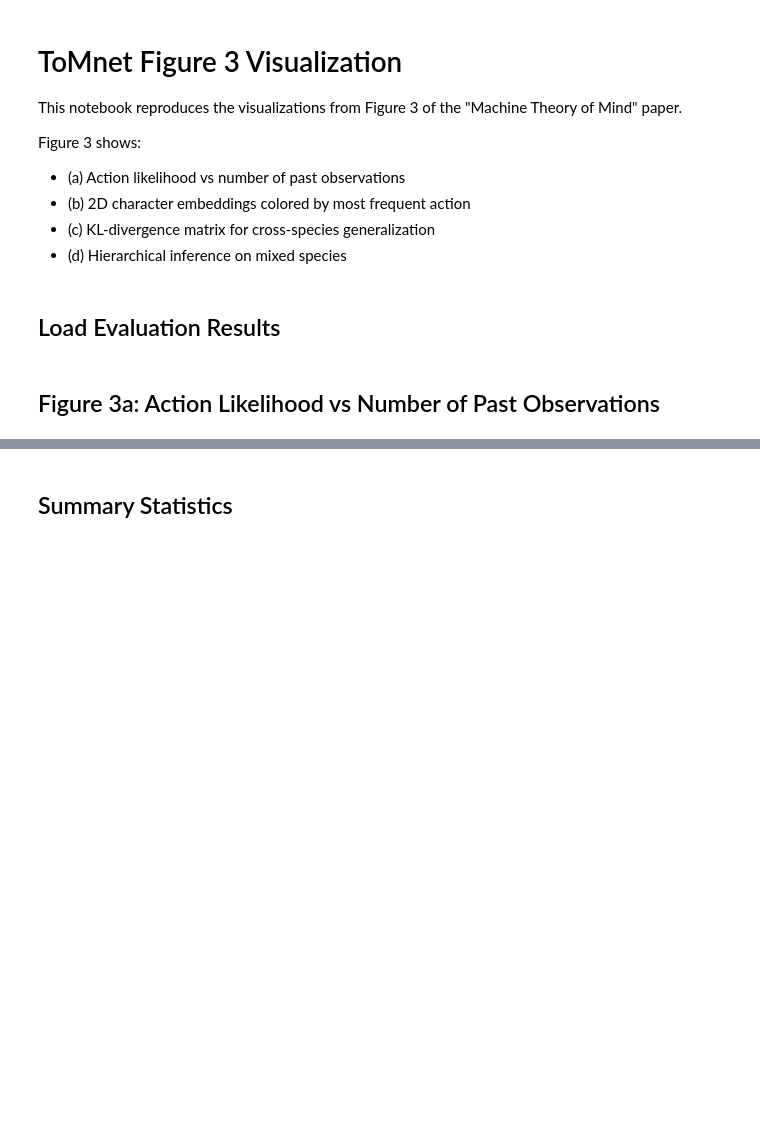
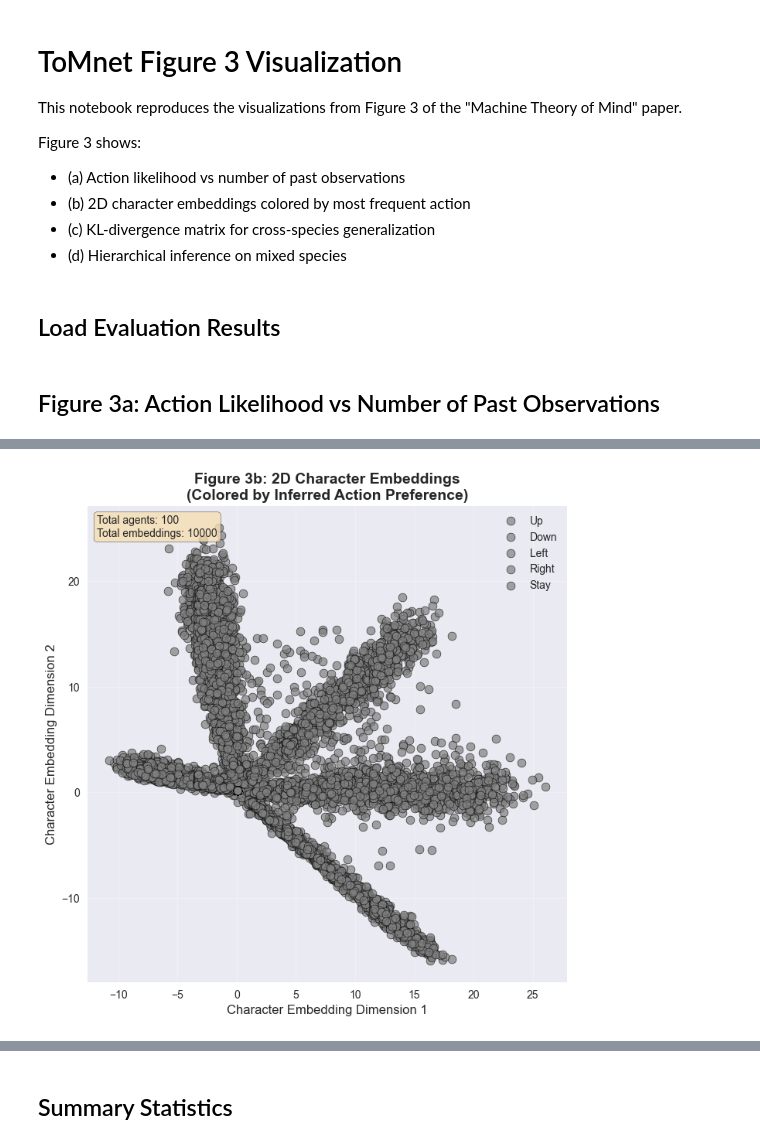
Before and after one commit to youngjinss/belief_of_belief_learning, a Jupyter notebook: lib/benchmark/ToMnet_impl/visualize_figure3.ipynb, the cells around one changed output, grey strips where cells are left out. Drawn from its saved outputs; the diff is of its cells as text; code cells hidden in the pictures; blank space fills up the shorter version.

```diff
--- a/lib/benchmark/ToMnet_impl/visualize_figure3.ipynb
+++ b/lib/benchmark/ToMnet_impl/visualize_figure3.ipynb
@@ -28,12 +155,2 @@ ACTION_COLORS = ["red", "blue", "green", "orange", "purple"]
 # %% [markdown]
 ## Load Evaluation Results
-# %%
-# Load evaluation results
-# These should be generated by running the evaluation script
-with open("result/evaluation_results_figure3.pkl", "rb") as f:
-    results = pickle.load(f)
-
-print("Available models:", list(results.keys()))
-print(
-    "Available datasets for first model:", list(results[list(results.keys())[0]].keys())
-)
@@ -63,0 +307,8 @@ print(
+# %%
+model_data = results["model"]["data"]
+acc_by_n_past = model_data["accuracy_by_n_past"]
+
+# Sort by n_past for plotting
+n_past_values = sorted(acc_by_n_past.keys())
+accuracies = [acc_by_n_past[n] for n in n_past_values]
+accuracies
@@ -63,0 +398,64 @@ print(
+# %%
+def plot_character_embeddings_2d(results):
+    """Plot 2D character embeddings colored by most frequent action (Figure 3b)"""
+    fig, ax = plt.subplots(1, 1, figsize=(8, 8))
+
+    # Extract model data
+    model_data = results["model"]["data"]
+    embeddings = model_data["character_embeddings"]
+    agent_ids = model_data["agent_ids"]
+
+    # Since we don't have action history, we'll color by embedding position
+    # to show clustering patterns similar to the paper
+    # Use first embedding dimension to determine "dominant action"
+    dominant_actions = (
+        np.digitize(
+            embeddings[:, 0],
+            bins=np.linspace(embeddings[:, 0].min(), embeddings[:, 0].max(), 6),
+        )
+        - 1
+    )
+
+    # Plot scatter with colors representing different action preferences
+    for action_idx in range(5):  # 5 actions: up, down, left, right, stay
+        mask = dominant_actions == action_idx
+        if np.any(mask):
+            ax.scatter(
+                embeddings[mask, 0],
+                embeddings[mask, 1],
+                c="grey",
+                label=ACTION_NAMES[action_idx],
+                alpha=0.7,
+                s=60,
+                edgecolors="black",
+                linewidth=0.5,
+            )
+
+    ax.set_xlabel("Character Embedding Dimension 1", fontsize=12)
+    ax.set_ylabel("Character Embedding Dimension 2", fontsize=12)
+    ax.set_title(
+        "Figure 3b: 2D Character Embeddings\n(Colored by Inferred Action Preference)",
+        fontsize=14,
+        fontweight="bold",
+    )
+    ax.legend(fontsize=10, loc="best")
+    ax.grid(True, alpha=0.3)
+
+    # Add annotation about the clustering
+    ax.text(
+        0.02,
+        0.98,
+        f"Total agents: {len(np.unique(agent_ids))}\nTotal embeddings: {len(embeddings)}",
+        transform=ax.transAxes,
+        fontsize=10,
+        verticalalignment="top",
+        bbox=dict(boxstyle="round", facecolor="wheat", alpha=0.8),
+    )
+
+    return fig
+
+
+# Plot Figure 3b
+fig3b = plot_character_embeddings_2d(results)
+# %% [output]
+[figure, added]
```
Also changed, not shown: parts of 23 cells of this notebook, 5 other files.
